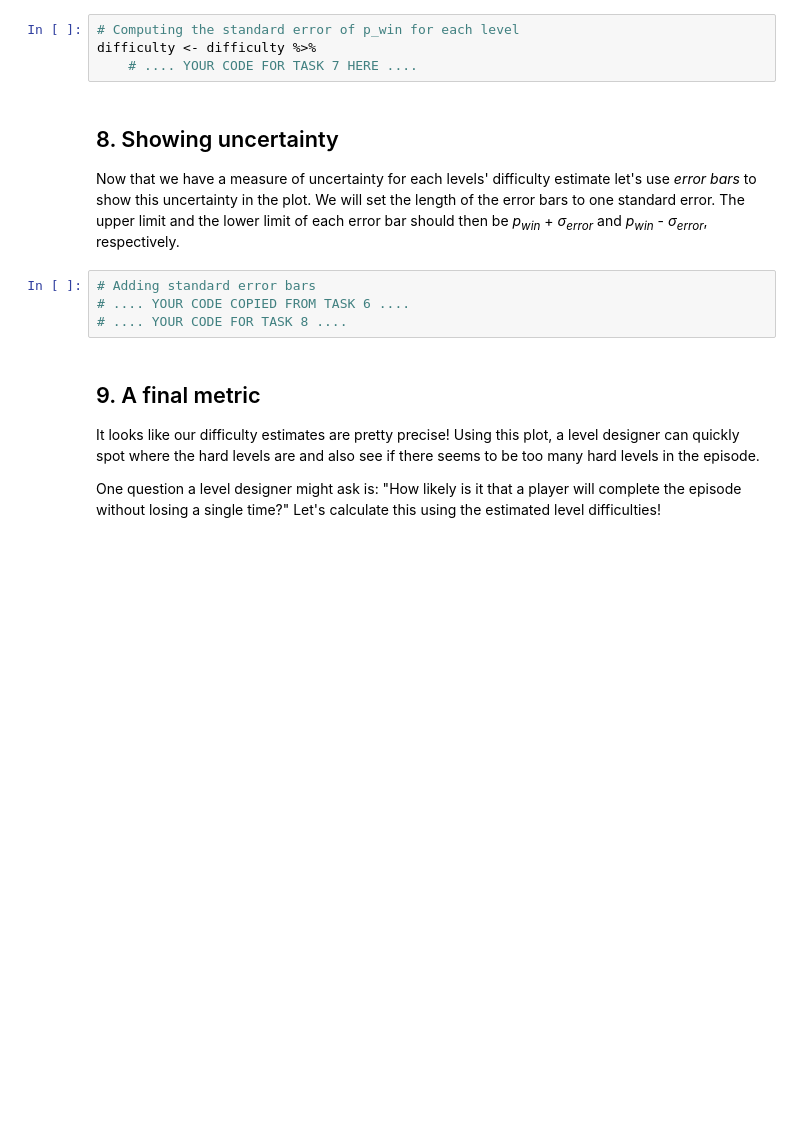
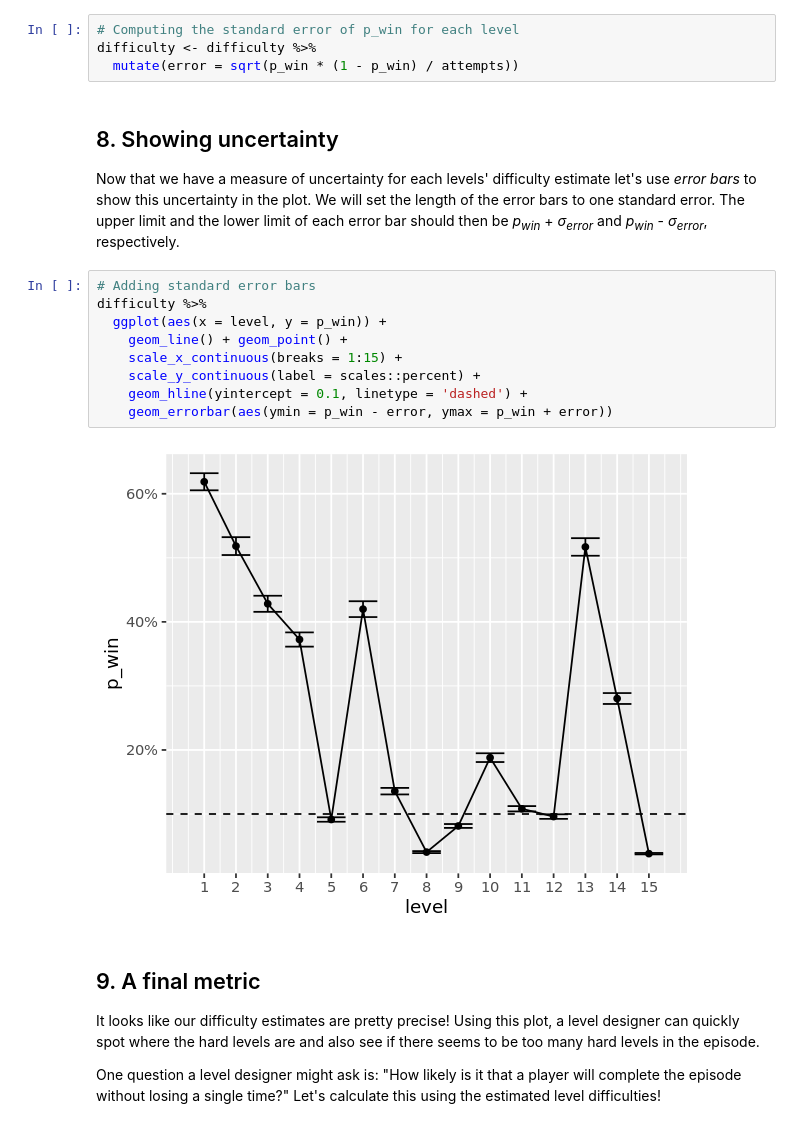
Before and after one commit to Obalfour/game-data-analysis, a Jupyter notebook: Level Difficulty in Candy Crush Saga/notebook.ipynb, the cells around one changed output. Saved outputs shown, nothing was run; the diff lists cells and outputs as text; blank space fills up the shorter version.

```diff
--- a/Level Difficulty in Candy Crush Saga/notebook.ipynb
+++ b/Level Difficulty in Candy Crush Saga/notebook.ipynb
@@ -93,14 +159,21 @@ $$ -->
 # %%
 # Computing the standard error of p_win for each level
 difficulty <- difficulty %>%
-    # .... YOUR CODE FOR TASK 7 HERE ....
+  mutate(error = sqrt(p_win * (1 - p_win) / attempts))
 # %% [markdown]
 ## 8. Showing uncertainty
 <p>Now that we have a measure of uncertainty for each levels' difficulty estimate let's use <em>error bars</em> to show this uncertainty in the plot. We will set the length of the error bars to one standard error. The upper limit and the lower limit of each error bar should then be <em>p<sub>win</sub></em> + <em>σ<sub>error</sub></em> and <em>p<sub>win</sub></em> - <em>σ<sub>error</sub></em>, respectively.</p>
-# %%
-# Adding standard error bars
-# .... YOUR CODE COPIED FROM TASK 6 ....
-# .... YOUR CODE FOR TASK 8 ....
+# %%
+# Adding standard error bars
+difficulty %>%
+  ggplot(aes(x = level, y = p_win)) +
+    geom_line() + geom_point() +
+    scale_x_continuous(breaks = 1:15) +
+    scale_y_continuous(label = scales::percent) +
+    geom_hline(yintercept = 0.1, linetype = 'dashed') +
+    geom_errorbar(aes(ymin = p_win - error, ymax = p_win + error))
+# %% [output]
+[figure, added]
 # %% [markdown]
 ## 9. A final metric
 <p>It looks like our difficulty estimates are pretty precise! Using this plot, a level designer can quickly spot where the hard levels are and also see if there seems to be too many hard levels in the episode.</p>
```
Also changed, not shown: parts of 9 cells of this notebook, 1 other file.
